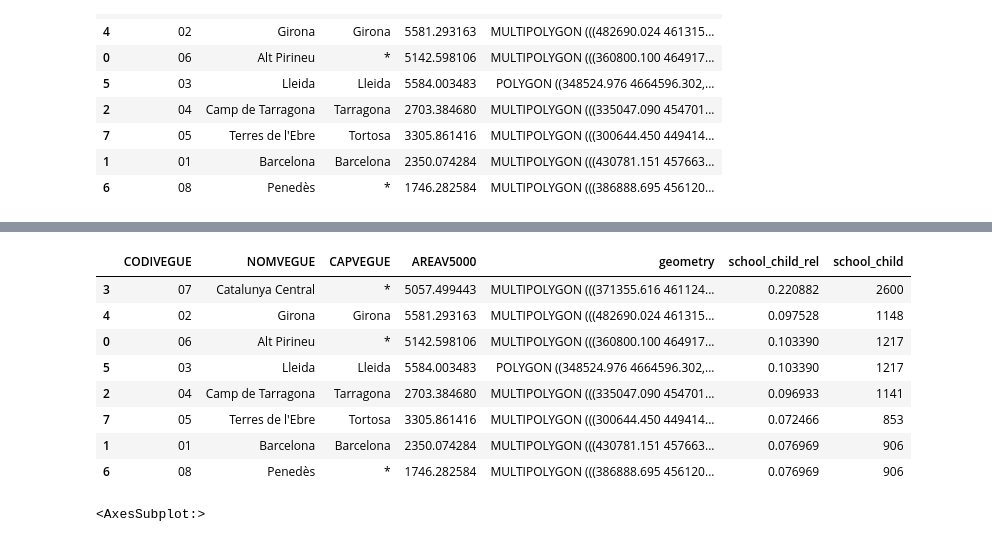
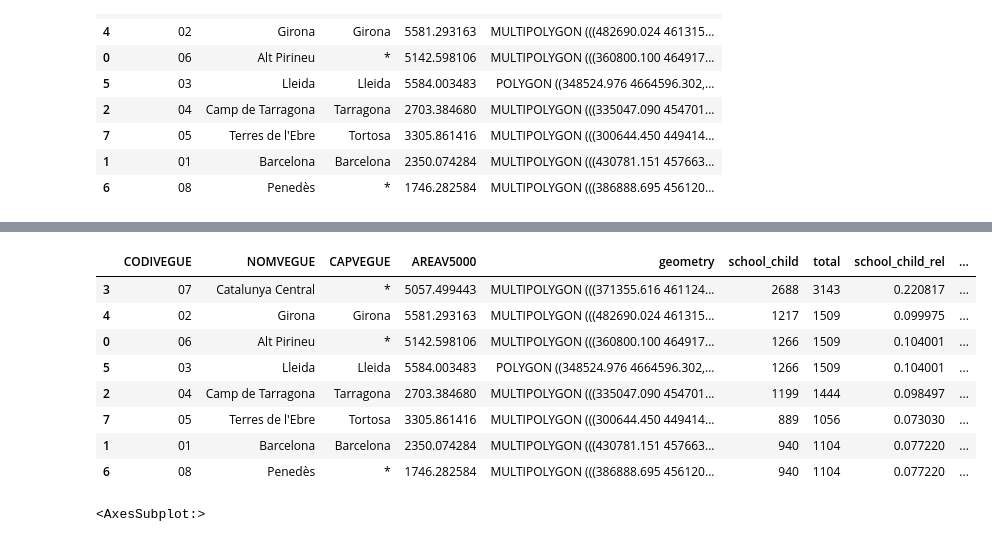
Before and after one commit to martayanguas/masterClass, a Jupyter notebook: AVDM_graphicscode.ipynb, the cells around one changed output, grey strips where cells are left out. Cells and saved outputs as stored; diff of their text form; code cells hidden in the pictures.

```diff
--- a/AVDM_graphicscode.ipynb
+++ b/AVDM_graphicscode.ipynb
@@ -86,7 +95,7 @@ colores=["#648FFF", "#c577ff", "#FFC107", "#DC267F", "lightgray"]
 ax=año_origen.plot(kind='bar', width=0.8, stacked=True, figsize=(14,8), color=colores)
 plt.gcf().gca().set_xlabel("Arrival Year", fontsize = 15)
 plt.gcf().gca().set_ylabel("Number of arrivals", fontsize = 15)
-plt.gcf().gca().set_title("Evolution of the immigration of unaccompanied children to Catalonia in last 7 years", fontsize = 16)
+plt.gcf().gca().set_title("Evolution of the immigration of unaccompanied children to Catalonia in last 8 years", fontsize = 16)
 legend = plt.legend(['Morocco','Maghreb (excluding Morocco)', 'Sub-Saharan countries', 'Ukraine', 'Other/not informed',], title = "Child origin", fontsize=15, title_fontsize = 15)
 plt.xticks(fontsize=14)
 plt.xticks(rotation=0)
@@ -125,12 +134,9 @@ for path in ax.patches:
         #change writing site
         count=count+1
         if count==3:
-            xmove=0.6
-            ymove=1500
-        if count==4:
             xmove=0.25
             ymove=500
-        if count==6:
+        if count==5:
             xmove=0.4
             ymove=700
 
@@ -382,31 +419,31 @@ lugar_años
 # %%
 # calculate the mean age
 suma=np.zeros(7)
-count=np.zeros(7)
+count_tot=np.zeros(7)
 mean=np.zeros(7)
 
 for i in range(0,7):
     n=6
     suma[i]=suma[i]+lugar_años.iloc[i,0]*0
-    count[i]=count[i]+lugar_años.iloc[i,0]
+    count_tot[i]=count_tot[i]+lugar_años.iloc[i,0]
     suma[i]=suma[i]+lugar_años.iloc[i,1]*2
-    count[i]=count[i]+lugar_años.iloc[i,1]
+    count_tot[i]=count_tot[i]+lugar_años.iloc[i,1]
     suma[i]=suma[i]+lugar_años.iloc[i,2]*3
-    count[i]=count[i]+lugar_años.iloc[i,2]
+    count_tot[i]=count_tot[i]+lugar_años.iloc[i,2]
     for j in range(3,25):
         suma[i]=suma[i]+lugar_años.iloc[i,j]*n
-        count[i]=count[i]+lugar_años.iloc[i,j]
+        count_tot[i]=count_tot[i]+lugar_años.iloc[i,j]
         n=n+1
     suma[i]=suma[i]+lugar_años.iloc[i,25]*29
-    count[i]=count[i]+lugar_años.iloc[i,25]
+    count_tot[i]=count_tot[i]+lugar_años.iloc[i,25]
     suma[i]=suma[i]+lugar_años.iloc[i,26]*30
-    count[i]=count[i]+lugar_años.iloc[i,26]
+    count_tot[i]=count_tot[i]+lugar_años.iloc[i,26]
     suma[i]=suma[i]+lugar_años.iloc[i,27]*36
-    count[i]=count[i]+lugar_años.iloc[i,27]
-    mean[i]=suma[i]/count[i]
+    count_tot[i]=count_tot[i]+lugar_años.iloc[i,27]
+    mean[i]=suma[i]/count_tot[i]
 
 print(mean)
-
-total=sum(count)
+print(count_tot)
+total=sum(count_tot)
 total
 # %% [output]
@@ -617,5 +657,6 @@ data2
 # %%
 #create a new column with the number of children to be schoolarized
-myterritories.insert(5, "school_child", [2600,  1148, 1217, 1217, 1141,  853, 906,  906], True)
+myterritories.insert(5, "school_child", [2688,  1217, 1266, 1266, 1199,  889, 940,  940], True)
+myterritories.insert(6, "total", [3143,  1509, 1509, 1509, 1444,  1056, 1104,  1104], True)
 myterritories
 # %% [output]
@@ -644 +685,5 @@ school_child_rel
 Name: school_child, dtype: float64
+# %%
+#calcule the relative data
+school_child_rel_reg=myterritories.school_child/myterritories.total
+school_child_rel_reg
@@ -645,16 +700,17 @@ Name: school_child, dtype: float64
 # %%
-myterritories.insert(5, "school_child_rel", school_child_rel, True)
+myterritories.insert(7, "school_child_rel", school_child_rel, True)
+myterritories.insert(8, "school_child_rel_reg", school_child_rel_reg, True)
 myterritories
 # %% [output]
-|  | CODIVEGUE | NOMVEGUE | CAPVEGUE | AREAV5000 | geometry | school_child_rel | school_child |
-| 3 | 07 | Catalunya Central | * | 5057.499443 | MULTIPOLYGON (((371355.616 461124... | 0.220882 | 2600 |
-| 4 | 02 | Girona | Girona | 5581.293163 | MULTIPOLYGON (((482690.024 461315... | 0.097528 | 1148 |
-| 0 | 06 | Alt Pirineu | * | 5142.598106 | MULTIPOLYGON (((360800.100 464917... | 0.103390 | 1217 |
-| 5 | 03 | Lleida | Lleida | 5584.003483 | POLYGON ((348524.976 4664596.302,... | 0.103390 | 1217 |
-| 2 | 04 | Camp de Tarragona | Tarragona | 2703.384680 | MULTIPOLYGON (((335047.090 454701... | 0.096933 | 1141 |
-| 7 | 05 | Terres de l'Ebre | Tortosa | 3305.861416 | MULTIPOLYGON (((300644.450 449414... | 0.072466 | 853 |
-| 1 | 01 | Barcelona | Barcelona | 2350.074284 | MULTIPOLYGON (((430781.151 457663... | 0.076969 | 906 |
-| 6 | 08 | Penedès | * | 1746.282584 | MULTIPOLYGON (((386888.695 456120... | 0.076969 | 906 |
+|  | CODIVEGUE | NOMVEGUE | CAPVEGUE | AREAV5000 | geometry | school_child | total | school_child_rel | ... |
+| 3 | 07 | Catalunya Central | * | 5057.499443 | MULTIPOLYGON (((371355.616 461124... | 2688 | 3143 | 0.220817 | ... |
+| 4 | 02 | Girona | Girona | 5581.293163 | MULTIPOLYGON (((482690.024 461315... | 1217 | 1509 | 0.099975 | ... |
+| 0 | 06 | Alt Pirineu | * | 5142.598106 | MULTIPOLYGON (((360800.100 464917... | 1266 | 1509 | 0.104001 | ... |
+| 5 | 03 | Lleida | Lleida | 5584.003483 | POLYGON ((348524.976 4664596.302,... | 1266 | 1509 | 0.104001 | ... |
+| 2 | 04 | Camp de Tarragona | Tarragona | 2703.384680 | MULTIPOLYGON (((335047.090 454701... | 1199 | 1444 | 0.098497 | ... |
+| 7 | 05 | Terres de l'Ebre | Tortosa | 3305.861416 | MULTIPOLYGON (((300644.450 449414... | 889 | 1056 | 0.073030 | ... |
+| 1 | 01 | Barcelona | Barcelona | 2350.074284 | MULTIPOLYGON (((430781.151 457663... | 940 | 1104 | 0.077220 | ... |
+| 6 | 08 | Penedès | * | 1746.282584 | MULTIPOLYGON (((386888.695 456120... | 940 | 1104 | 0.077220 | ... |
 # %%
 fig, ax = plt.subplots(1, 1)
 
```
Also changed, not shown: parts of 37 cells of this notebook.
